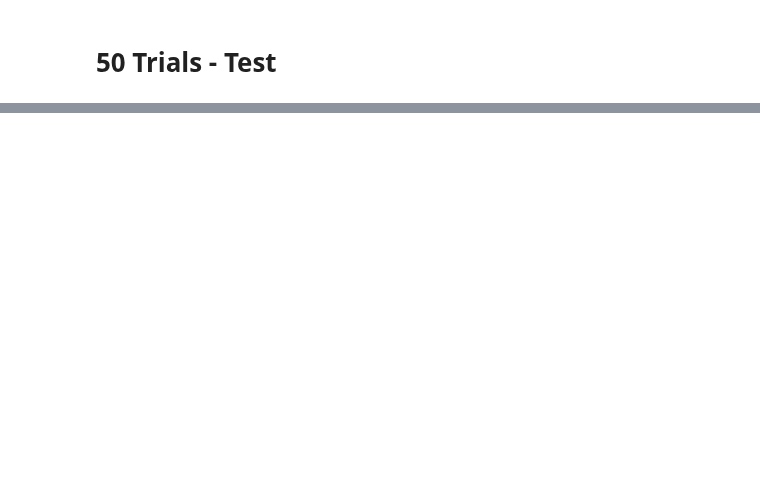
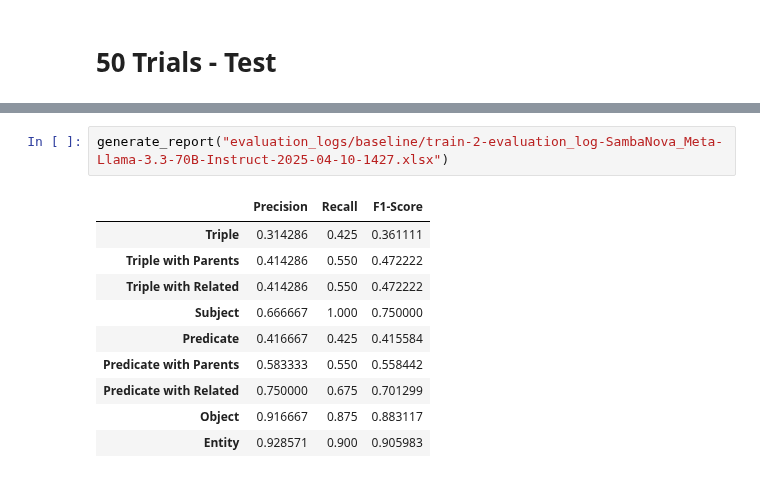
Before and after one commit to maxlautenbach/CIExMAS, a Jupyter notebook: approaches/evaluation_notebook.ipynb, the cells around one changed output, grey strips where cells are left out. Cells and saved outputs as stored; diff of their text form; blank space fills up the shorter version.

```diff
--- a/approaches/evaluation_notebook.ipynb
+++ b/approaches/evaluation_notebook.ipynb
@@ -141,0 +175,13 @@ generate_report("evaluation_logs/Gen1/test-50-evaluation_log-vLLM_ISTA-DASLab-ge
+# %%
+generate_report("evaluation_logs/baseline/train-2-evaluation_log-SambaNova_Meta-Llama-3.3-70B-Instruct-2025-04-10-1427.xlsx")
+# %% [output]
+|  | Precision | Recall | F1-Score |
+| Triple | 0.314286 | 0.425 | 0.361111 |
+| Triple with Parents | 0.414286 | 0.550 | 0.472222 |
+| Triple with Related | 0.414286 | 0.550 | 0.472222 |
+| Subject | 0.666667 | 1.000 | 0.750000 |
+| Predicate | 0.416667 | 0.425 | 0.415584 |
+| Predicate with Parents | 0.583333 | 0.550 | 0.558442 |
+| Predicate with Related | 0.750000 | 0.675 | 0.701299 |
+| Object | 0.916667 | 0.875 | 0.883117 |
+| Entity | 0.928571 | 0.900 | 0.905983 |
```
Also changed, not shown: parts of 16 cells of this notebook, 7 other files.
